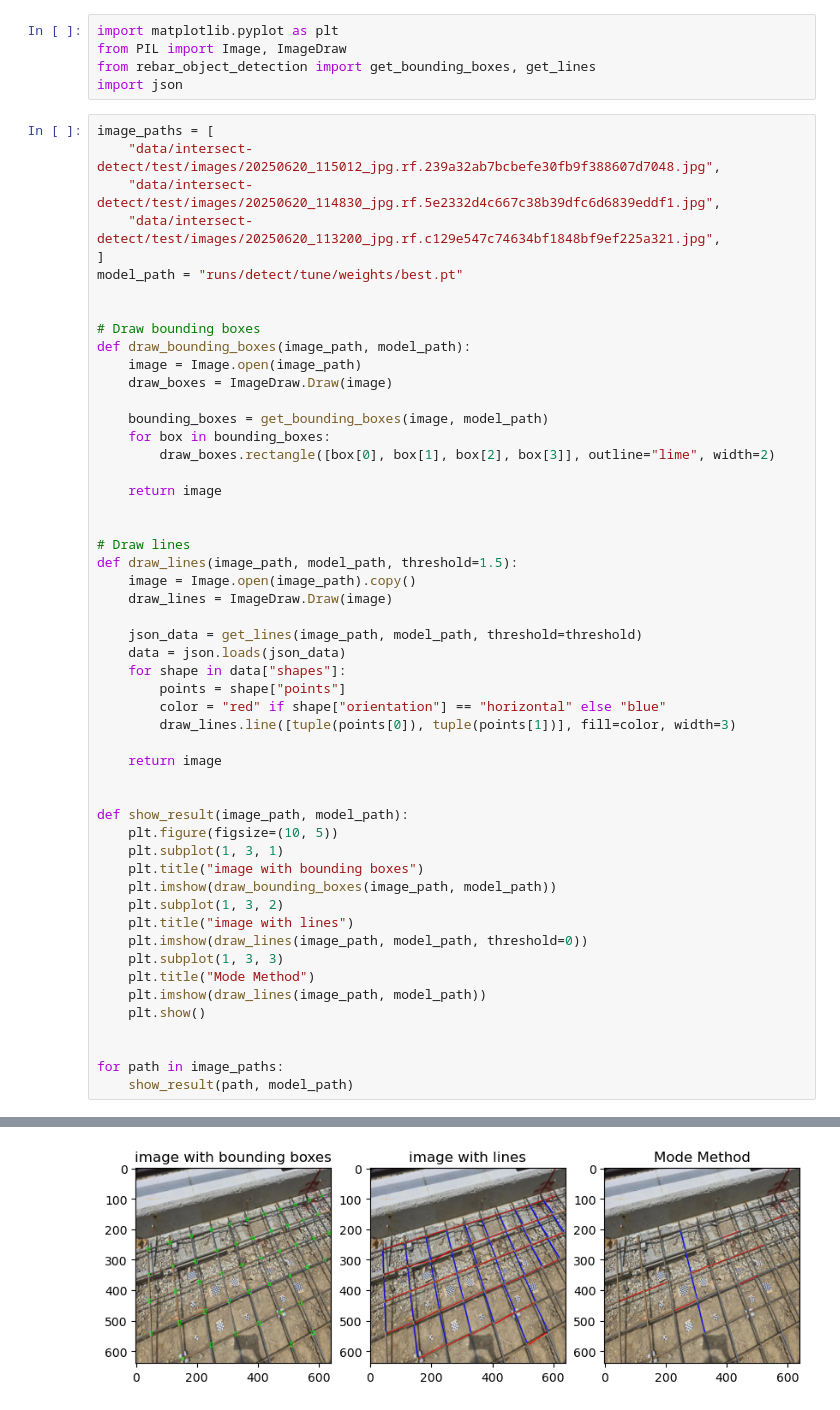
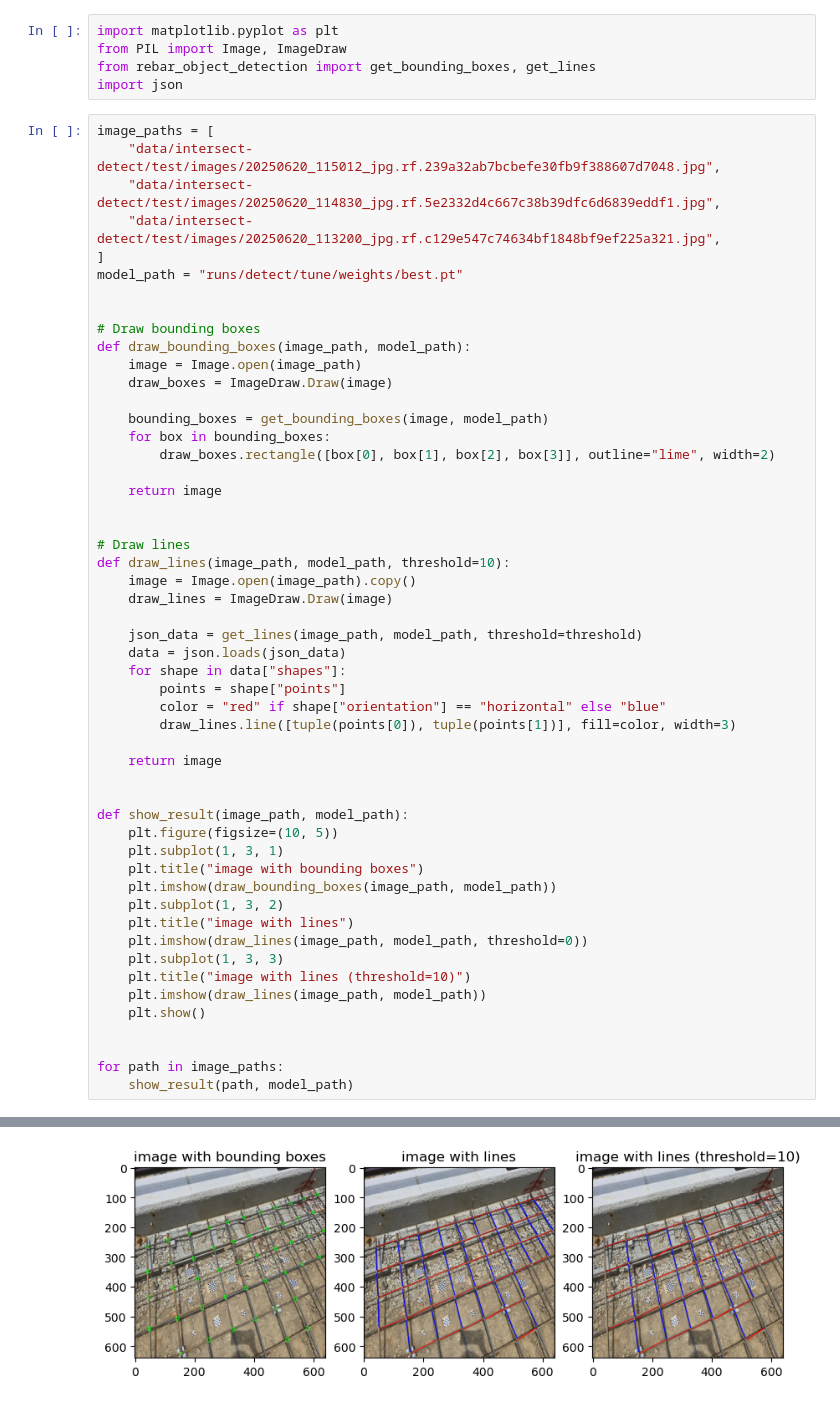
Before and after one commit to HsiaoHungKai/rebar-works, a Jupyter notebook: yolo-intersect-detection/display_lines.ipynb, the cells around one changed output, grey strips where cells are left out. Cells and saved outputs as stored; diff of their text form.

```diff
--- a/yolo-intersect-detection/display_lines.ipynb
+++ b/yolo-intersect-detection/display_lines.ipynb
@@ -25,7 +25,7 @@ def draw_bounding_boxes(image_path, model_path):
 
 
 # Draw lines
-def draw_lines(image_path, model_path, threshold=1.5):
+def draw_lines(image_path, model_path, threshold=10):
     image = Image.open(image_path).copy()
     draw_lines = ImageDraw.Draw(image)
 
@@ -48,7 +48,7 @@ def show_result(image_path, model_path):
     plt.title("image with lines")
     plt.imshow(draw_lines(image_path, model_path, threshold=0))
     plt.subplot(1, 3, 3)
-    plt.title("Mode Method")
+    plt.title("image with lines (threshold=10)")
     plt.imshow(draw_lines(image_path, model_path))
     plt.show()
 
@@ -73 +61 @@ for path in image_paths:
-[figure, old version]
+[figure, new version]
```
Also changed, not shown: parts of 1 cell of this notebook, 2 other files.
